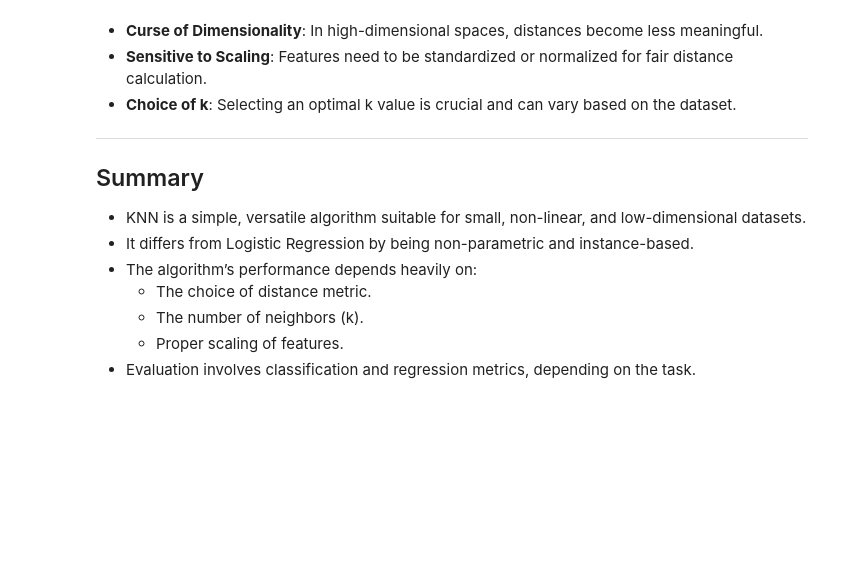
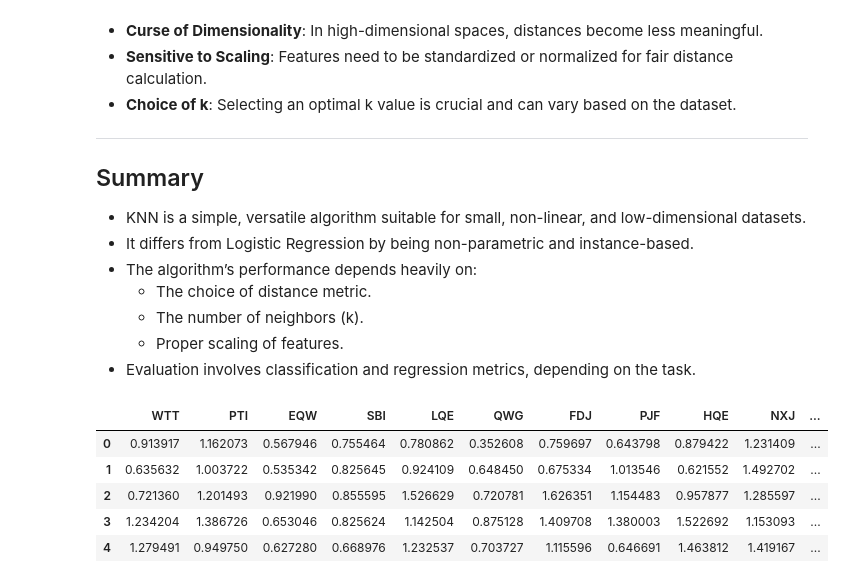
Before and after one commit to SiddheshDaphane/Python-for-data-science-and-machine-learning, a Jupyter notebook: 9. K-Nearest-Neighbors/KNN.ipynb, the cells around one changed output. Saved outputs shown, nothing was run; the diff lists cells and outputs as text; code cells hidden in the pictures; blank space fills up the shorter version.

```diff
--- a/9. K-Nearest-Neighbors/KNN.ipynb
+++ b/9. K-Nearest-Neighbors/KNN.ipynb
@@ -119,0 +129,11 @@ Commonly used metrics for calculating distances:
+# %%
+df = pd.read_csv("Classified Data", index_col=0)
+# %%
+df.head()
+# %% [output]
+|  | WTT | PTI | EQW | SBI | LQE | QWG | FDJ | PJF | HQE | NXJ | ... |
+| 0 | 0.913917 | 1.162073 | 0.567946 | 0.755464 | 0.780862 | 0.352608 | 0.759697 | 0.643798 | 0.879422 | 1.231409 | ... |
+| 1 | 0.635632 | 1.003722 | 0.535342 | 0.825645 | 0.924109 | 0.648450 | 0.675334 | 1.013546 | 0.621552 | 1.492702 | ... |
+| 2 | 0.721360 | 1.201493 | 0.921990 | 0.855595 | 1.526629 | 0.720781 | 1.626351 | 1.154483 | 0.957877 | 1.285597 | ... |
+| 3 | 1.234204 | 1.386726 | 0.653046 | 0.825624 | 1.142504 | 0.875128 | 1.409708 | 1.380003 | 1.522692 | 1.153093 | ... |
+| 4 | 1.279491 | 0.949750 | 0.627280 | 0.668976 | 1.232537 | 0.703727 | 1.115596 | 0.646691 | 1.463812 | 1.419167 | ... |
```
Also changed, not shown: parts of 27 cells of this notebook.
